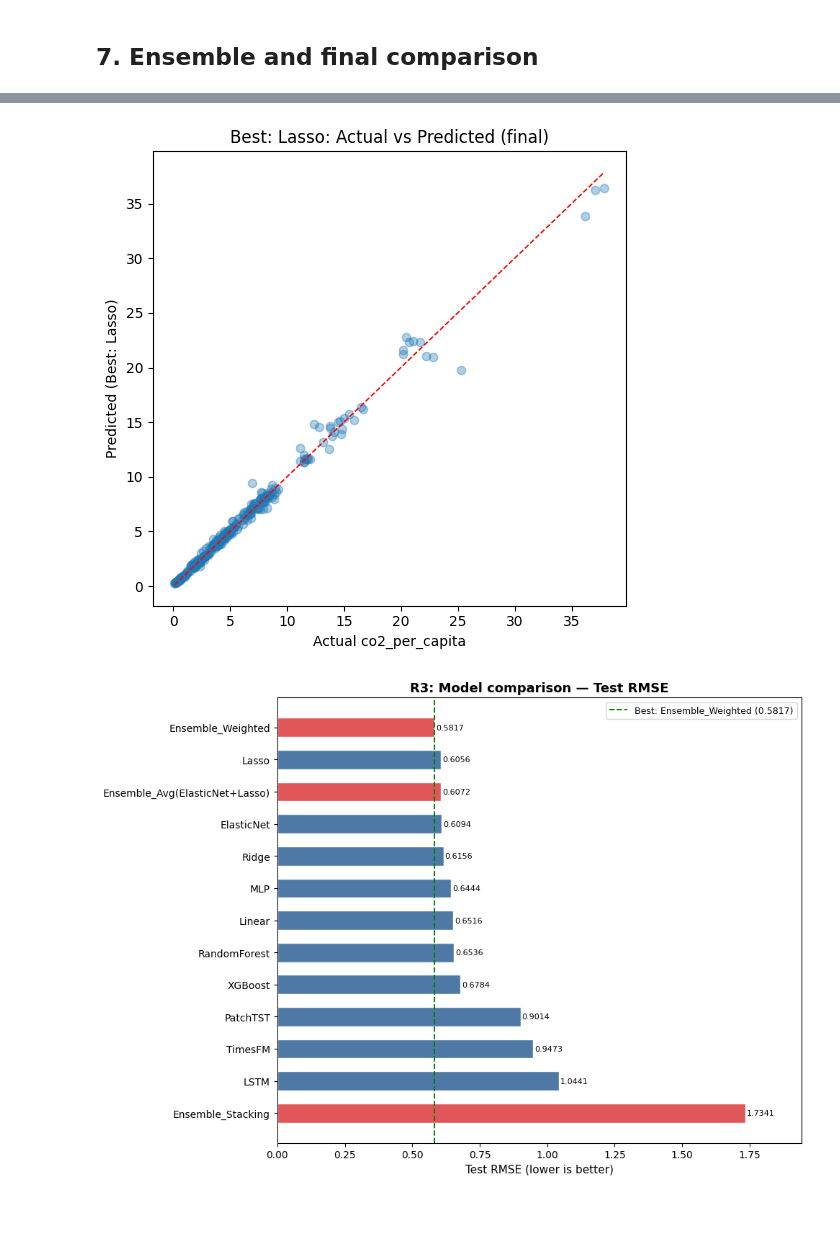
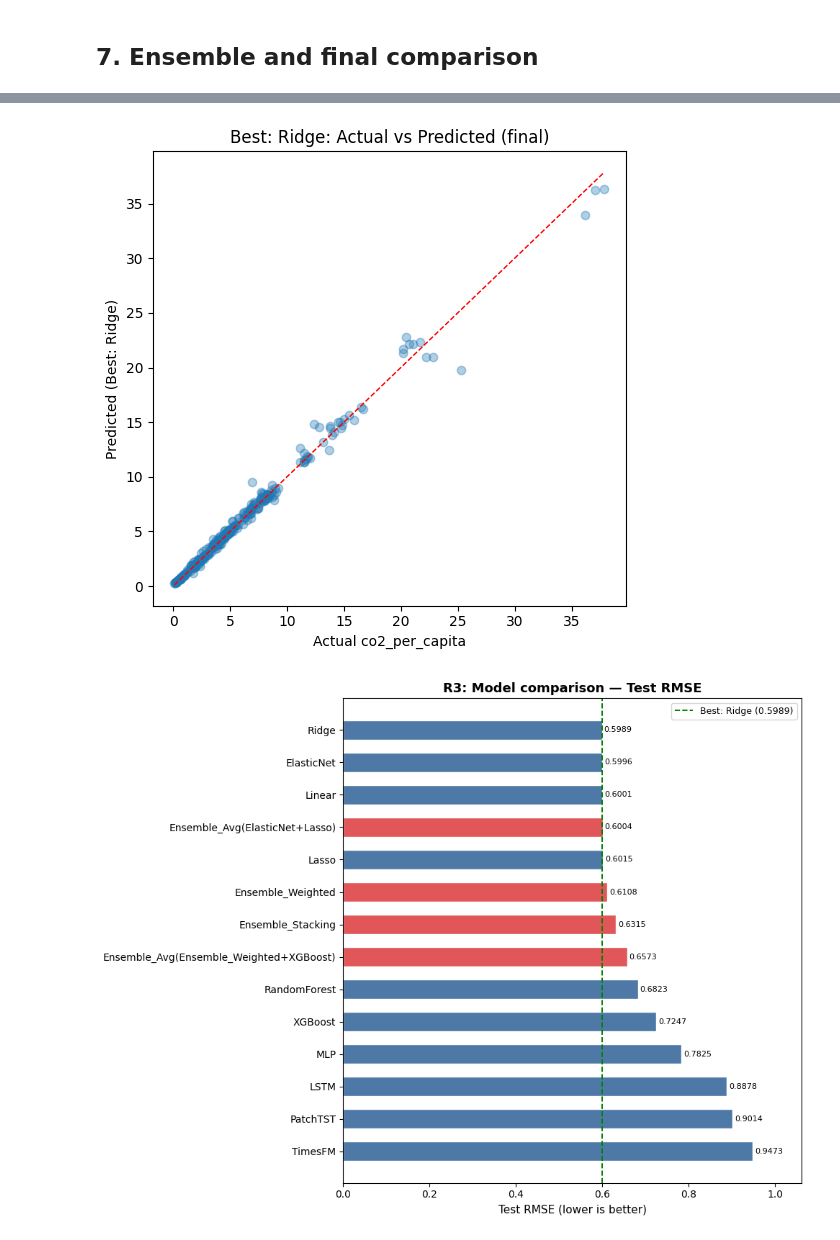
Before and after one commit to iMeet07/global-co2-emissions-analysis, a Jupyter notebook: r3_forecasting.ipynb, the cells around one changed output, grey strips where cells are left out. Drawn from its saved outputs; the diff is of its cells as text; code cells hidden in the pictures; blank space fills up the shorter version.

```diff
--- a/r3_forecasting.ipynb
+++ b/r3_forecasting.ipynb
@@ -92,13 +92,16 @@ OUTPUT_DIR.mkdir(exist_ok=True)
 TARGET = 'co2_per_capita'
 ID_COLS = ['country', 'year', 'iso_code']
 
-# We keep a stable base set and only use columns that are actually present.
 BASE_FEATURES = [
-    'population', 'gdp', 'primary_energy_consumption',
-    'energy_per_capita', 'energy_per_gdp',
-    'co2', 'total_ghg', 'consumption_co2',
-    'coal_co2', 'gas_co2', 'oil_co2'
+    'population',
+    'gdp',
+    'primary_energy_consumption',
+    'energy_per_capita',
+    'energy_per_gdp',
 ]
+
+RANDOM_SEED = 2026
+np.random.seed(RANDOM_SEED)
 
 
 def plot_pred_vs_actual(y_true, y_pred, model_name, suffix='test'):
@@ -1164,9 +1463,8 @@ Stacking ensemble Test RMSE: 1.7341
 # %%
-# ── Best model summary ───────────────────────────────────────────────────────
-# Find the single model with the lowest Test_RMSE (exclude ensemble for fair
-# single-model comparison, and exclude LSTM which uses a different test set).
-single_models_df = results_df[~results_df['Model'].str.startswith('Ensemble')].dropna(subset=['Test_RMSE'])
-best_row = single_models_df.iloc[0]
+# Best model summary — select the single best across ALL model types,
+# including ensembles. LSTM uses a different test set so we still exclude it
+# from this comparison; LSTM metrics are shown separately in its own cell.
+best_row = results_df.dropna(subset=['Test_RMSE']).iloc[0]
 best_name = best_row['Model']
 
 # Hyperparameter configs for each trained model — stored here for the summary.
@@ -1188,32 +1486,39 @@ model_configs = {
                     f'backend={"gpu" if HAS_CUDA else "cpu"}',
 }
 
+is_ensemble = best_name.startswith('Ensemble')
+model_type_label = 'ENSEMBLE' if is_ensemble else 'SINGLE MODEL'
+
 print('=' * 62)
-print('  R3 BEST SINGLE MODEL')
+print(f'  R3 BEST MODEL  [{model_type_label}]')
 print('=' * 62)
 print(f'  Model    : {best_name}')
-print(f'  Config   : {model_configs.get(best_name, "N/A")}')
+print(f'  Config   : {model_configs.get(best_name, "combination of base models")}')
 print(f'  Test RMSE: {best_row["Test_RMSE"]:.4f}')
 print(f'  Test MAE : {best_row["Test_MAE"]:.4f}')
 print(f'  Test R²  : {best_row["Test_R2"]:.4f}')
 print(f'  Test MAPE: {best_row["Test_MAPE"]:.2f}%')
 print('=' * 62)
 
-# Check if ensemble beats the best single model.
+# Report best single and best ensemble for context.
+single_rows = results_df[~results_df['Model'].str.startswith('Ensemble')].dropna(subset=['Test_RMSE'])
 ens_rows = results_df[results_df['Model'].str.startswith('Ensemble')].dropna(subset=['Test_RMSE'])
+if not single_rows.empty:
+    best_single = single_rows.iloc[0]
+    print(f'\n  Best single model : {best_single["Model"]}  RMSE={best_single["Test_RMSE"]:.4f}')
 if not ens_rows.empty:
     best_ens = ens_rows.iloc[0]
-    if best_ens['Test_RMSE'] < best_row['Test_RMSE']:
-        print(f'\n  Best ensemble: {best_ens["Model"]}')
-        print(f'  Ensemble RMSE: {best_ens["Test_RMSE"]:.4f}  '
-              f'(improvement over best single: '
-              f'{best_row["Test_RMSE"] - best_ens["Test_RMSE"]:.4f})')
-    else:
-        print(f'\n  Ensemble ({best_ens["Model"]}) does not beat best single model.')
+    print(f'  Best ensemble     : {best_ens["Model"]}  RMSE={best_ens["Test_RMSE"]:.4f}')
+    if not single_rows.empty:
+        delta = best_single['Test_RMSE'] - best_ens['Test_RMSE']
+        if delta > 0:
+            print(f'  Ensemble improvement over best single: {delta:.4f}')
+        else:
+            print(f'  Best single model leads ensemble by: {-delta:.4f}')
 
 print()
 
-# Final actual-vs-predicted plot for the single best model.
+# Final actual-vs-predicted plot for the best model (ensemble or single).
 if best_name in preds:
     plot_pred_vs_actual(y_test, preds[best_name], f'Best: {best_name}', suffix='final')
 
@@ -1266,2 +1572,2 @@ plt.show()
-[figure, old version]
+[figure, new version]
-[figure, old version]
+[figure, new version]
```
Also changed, not shown: parts of 10 cells of this notebook, 25 other files.
